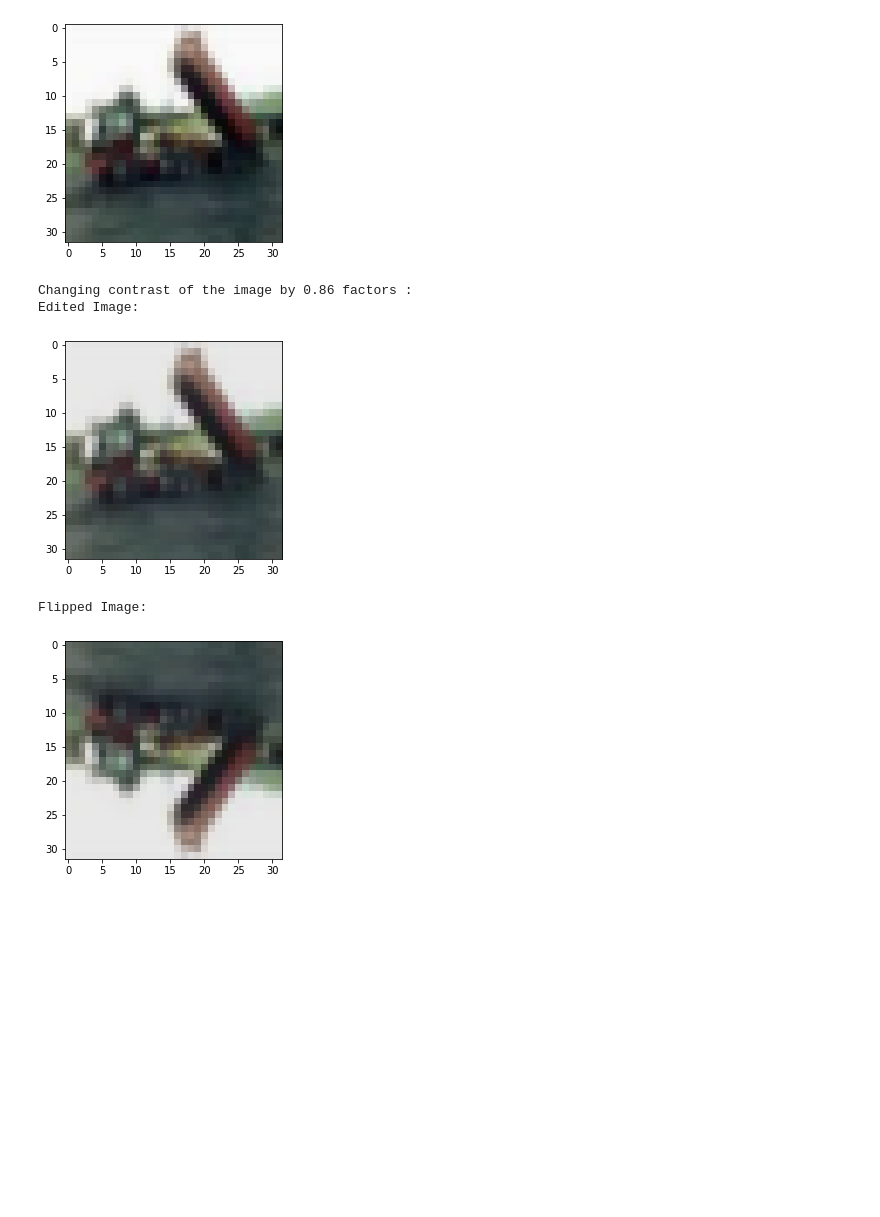
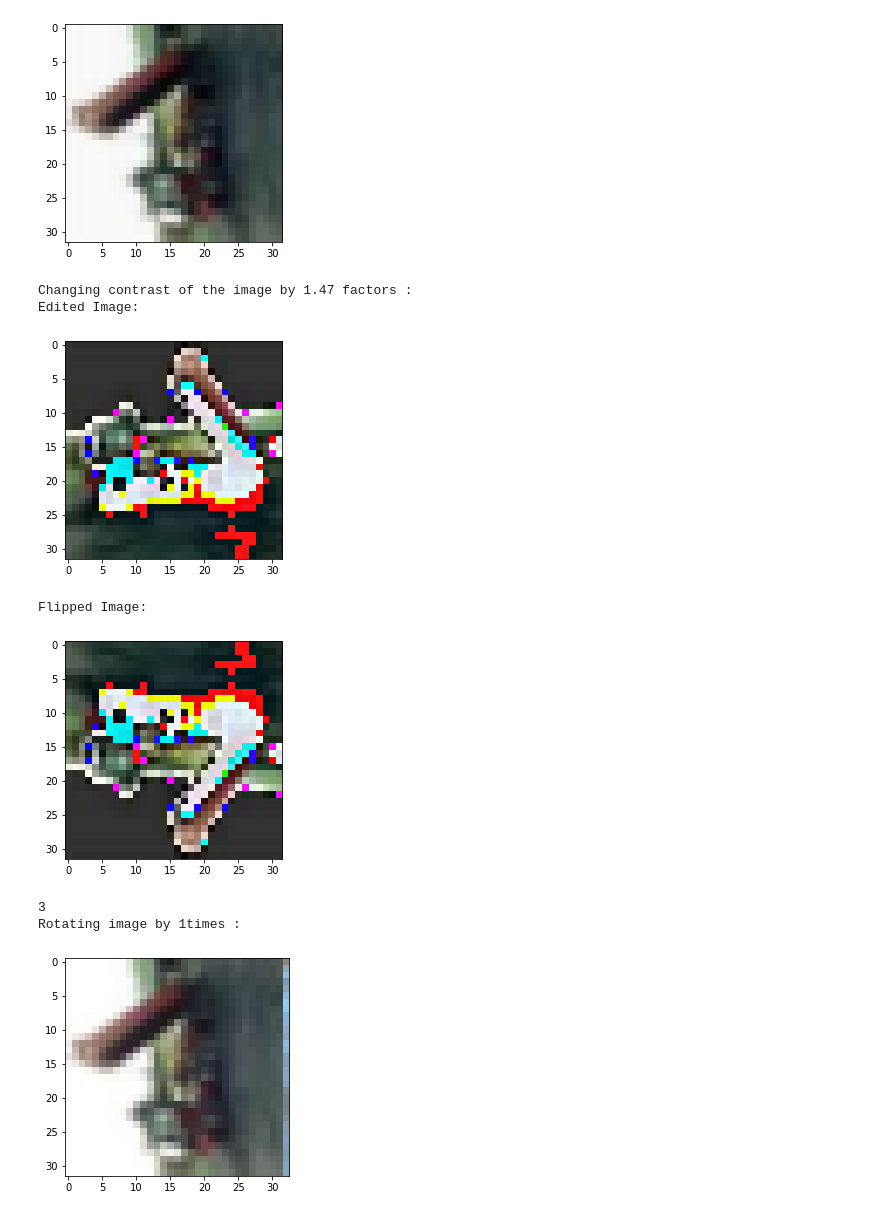
Before and after one commit to atanu22-iitk/DLCV, a Jupyter notebook: Assignment_dlcv.ipynb, the cells around one changed output. Drawn from its saved outputs; the diff is of its cells as text; code cells hidden in the pictures; blank space fills up the shorter version.

```diff
--- a/Assignment_dlcv.ipynb
+++ b/Assignment_dlcv.ipynb
@@ -190,6 +190,12 @@ def main():
     print('Flipped Image:')
     plt.imshow(Edited_image[1])
     plt.show()
+
+    image_rand = rand_img_sel(image_data)
+    augmented_image = augmentation(image_rand)
+    plt.imshow(augmented_image)
+    plt.show()
+
 # driver code
 if __name__ == "__main__":
 
@@ -215,6 +221,9 @@ Rotating image by 0times :
-[figure, old version]
+[figure, new version]
-Changing contrast of the image by 0.86 factors :
+Changing contrast of the image by 1.47 factors :
 Edited Image:
-[figure, old version]
+[figure, new version]
 Flipped Image:
-[figure, old version]
+[figure, new version]
+3
+Rotating image by 1times :
+[figure, added]
```
Also changed, not shown: parts of 1 cell of this notebook.
